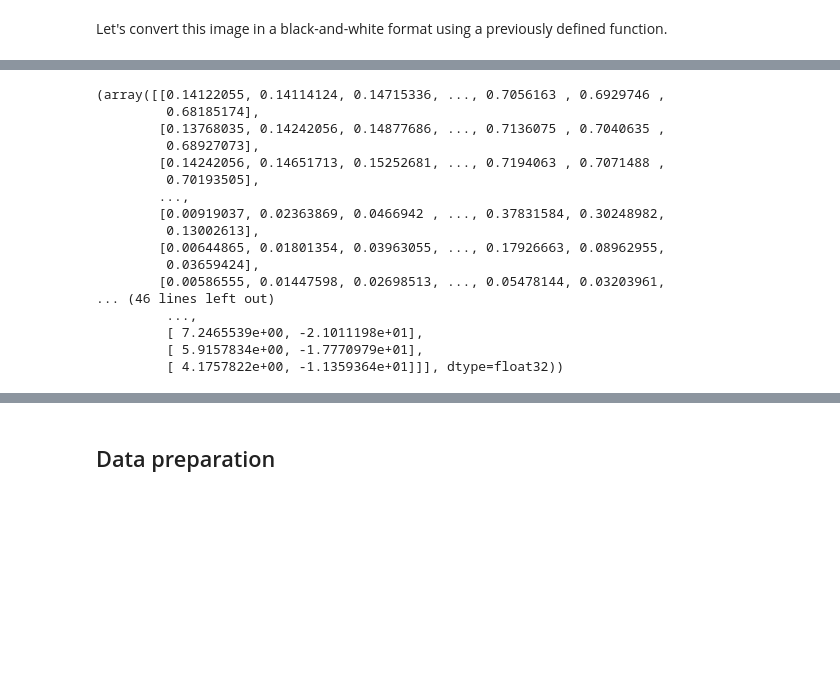
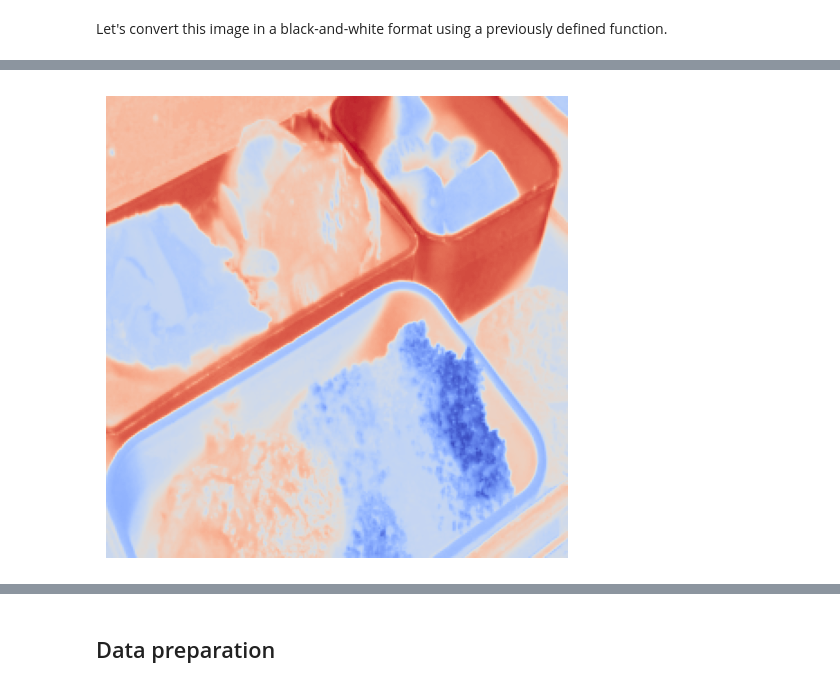
Before and after one commit to diegocerretti/ImageColorization, a Jupyter notebook: CNN_Colorization.ipynb, the cells around one changed output, grey strips where cells are left out. Saved outputs shown, nothing was run; the diff lists cells and outputs as text; code cells hidden in the pictures; blank space fills up the shorter version.

```diff
--- a/CNN_Colorization.ipynb
+++ b/CNN_Colorization.ipynb
@@ -85,22 +124,6 @@ dataset.plot_black_and_white(0)
 # %% [output]
 [figure]
 # %%
-dataset.get_channels_for_image(0)
+dataset.plot_a(0)
 # %% [output]
-(array([[0.14122055, 0.14114124, 0.14715336, ..., 0.7056163 , 0.6929746 ,
-         0.68185174],
-        [0.13768035, 0.14242056, 0.14877686, ..., 0.7136075 , 0.7040635 ,
-         0.68927073],
-        [0.14242056, 0.14651713, 0.15252681, ..., 0.7194063 , 0.7071488 ,
-         0.70193505],
-        ...,
-        [0.00919037, 0.02363869, 0.0466942 , ..., 0.37831584, 0.30248982,
-         0.13002613],
-        [0.00644865, 0.01801354, 0.03963055, ..., 0.17926663, 0.08962955,
-         0.03659424],
-        [0.00586555, 0.01447598, 0.02698513, ..., 0.05478144, 0.03203961,
-... (46 lines left out)
-         ...,
-         [ 7.2465539e+00, -2.1011198e+01],
-         [ 5.9157834e+00, -1.7770979e+01],
-         [ 4.1757822e+00, -1.1359364e+01]]], dtype=float32))
+[figure, added]
```
Also changed, not shown: parts of 8 cells of this notebook.
